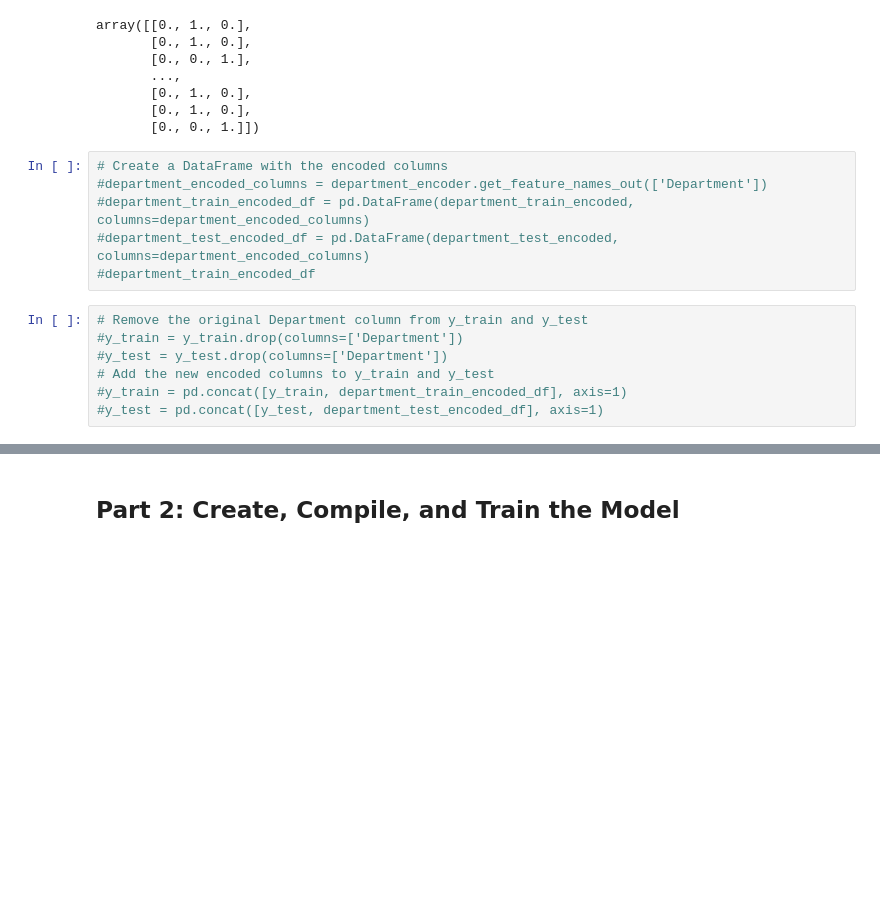
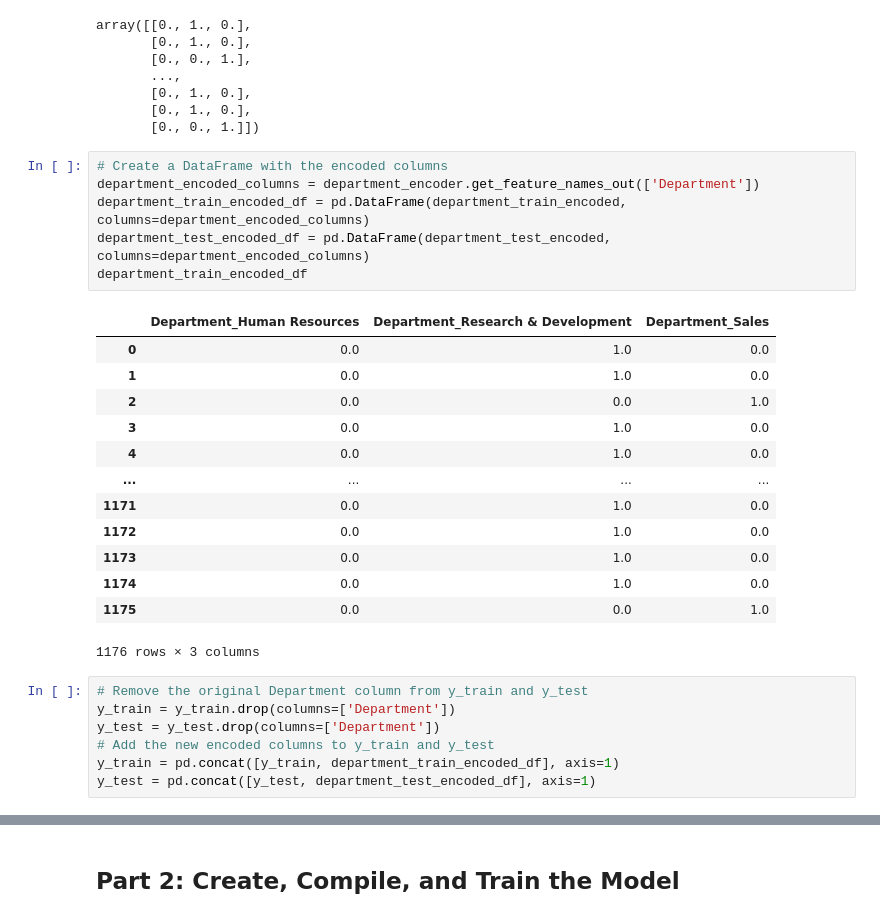
Before and after one commit to Dragon9804/neural-network-challenge-2, a Jupyter notebook: attrition.ipynb, the cells around one changed output, grey strips where cells are left out. Cells and saved outputs as stored; diff of their text form; blank space fills up the shorter version.

```diff
--- a/attrition.ipynb
+++ b/attrition.ipynb
@@ -135,17 +135,31 @@ array([[0., 1., 0.],
        [0., 0., 1.]])
 # %%
 # Create a DataFrame with the encoded columns
-#department_encoded_columns = department_encoder.get_feature_names_out(['Department'])
-#department_train_encoded_df = pd.DataFrame(department_train_encoded, columns=department_encoded_columns)
-#department_test_encoded_df = pd.DataFrame(department_test_encoded, columns=department_encoded_columns)
-#department_train_encoded_df
+department_encoded_columns = department_encoder.get_feature_names_out(['Department'])
+department_train_encoded_df = pd.DataFrame(department_train_encoded, columns=department_encoded_columns)
+department_test_encoded_df = pd.DataFrame(department_test_encoded, columns=department_encoded_columns)
+department_train_encoded_df
+# %% [output]
+|  | Department_Human Resources | Department_Research & Development | Department_Sales |
+| 0 | 0.0 | 1.0 | 0.0 |
+| 1 | 0.0 | 1.0 | 0.0 |
+| 2 | 0.0 | 0.0 | 1.0 |
+| 3 | 0.0 | 1.0 | 0.0 |
+| 4 | 0.0 | 1.0 | 0.0 |
+| ... | ... | ... | ... |
+| 1171 | 0.0 | 1.0 | 0.0 |
+| 1172 | 0.0 | 1.0 | 0.0 |
+| 1173 | 0.0 | 1.0 | 0.0 |
+| 1174 | 0.0 | 1.0 | 0.0 |
+| 1175 | 0.0 | 0.0 | 1.0 |
+1176 rows × 3 columns
 # %%
 # Remove the original Department column from y_train and y_test
-#y_train = y_train.drop(columns=['Department'])
-#y_test = y_test.drop(columns=['Department'])
+y_train = y_train.drop(columns=['Department'])
+y_test = y_test.drop(columns=['Department'])
 # Add the new encoded columns to y_train and y_test
-#y_train = pd.concat([y_train, department_train_encoded_df], axis=1)
-#y_test = pd.concat([y_test, department_test_encoded_df], axis=1)
+y_train = pd.concat([y_train, department_train_encoded_df], axis=1)
+y_test = pd.concat([y_test, department_test_encoded_df], axis=1)
 # %%
 # Create a OneHotEncoder for the Attrition column
 attrition_encoder = OneHotEncoder(sparse_output=False)
```
Also changed, not shown: parts of 7 cells of this notebook.
